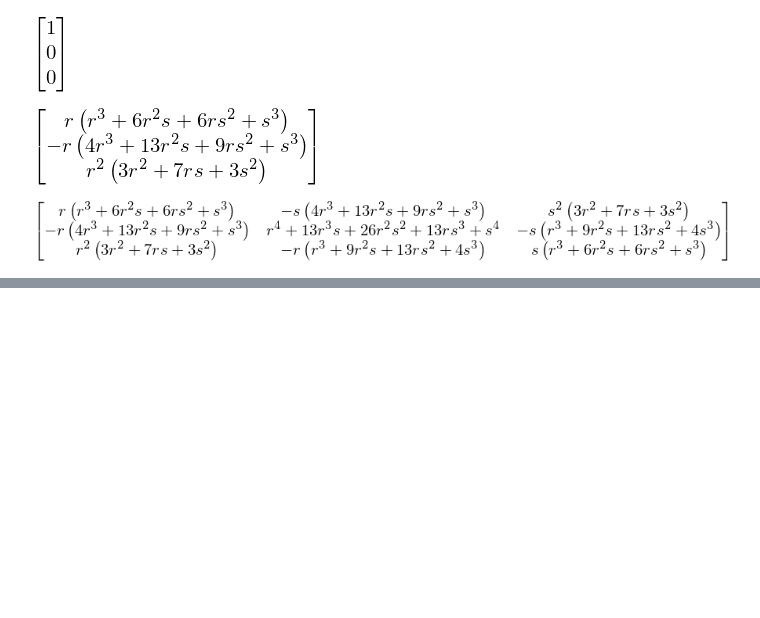
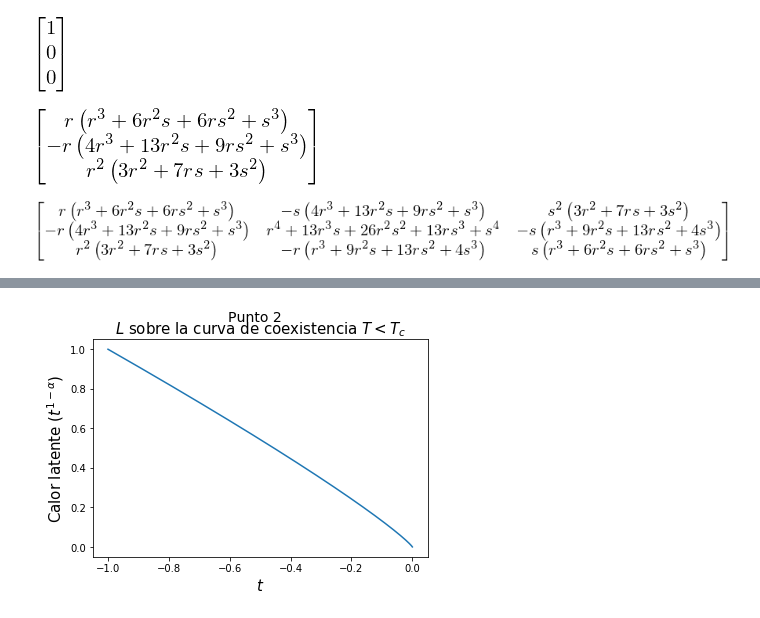
Before and after one commit to ClarkGuilty/2019, a Jupyter notebook: Codigo/ExamenFinalMec.Estadistica.ipynb, the cells around one changed output, grey strips where cells are left out. Cells and saved outputs as stored; diff of their text form; code cells hidden in the pictures; blank space fills up the shorter version.

```diff
--- a/Codigo/ExamenFinalMec.Estadistica.ipynb
+++ b/Codigo/ExamenFinalMec.Estadistica.ipynb
@@ -93,0 +87,15 @@ Tcritico
+# %%
+#Punto 2
+alpha = 0.12
+def l(t):
+    return np.power(t,1-alpha)
+# %%
+t1 = np.linspace(-1,-1e-5,1000)
+plt.plot(t1,l(np.abs(t1)))
+plt.suptitle("Punto 2\n", fontsize=14)
+plt.title(r"$L$ sobre la curva de coexistencia $T<T_c$",fontsize =15)
+plt.ylabel(r"Calor latente ($t^{1-\alpha}$)",fontsize = 15)
+plt.xlabel(r"$t$",fontsize = 15)
+plt.savefig('fig3.png', dpi = 600)
+# %% [output]
+[figure, added]
```
Also changed, not shown: parts of 5 cells of this notebook, 4 other files.
